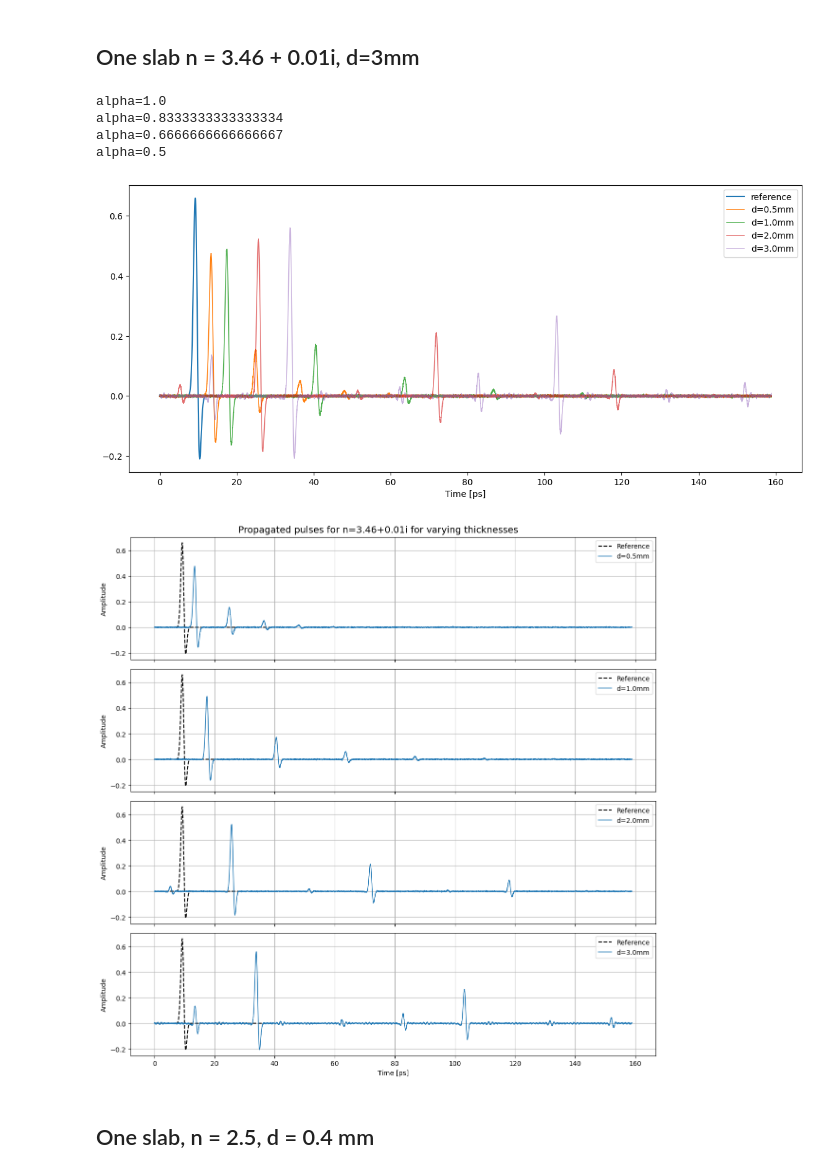
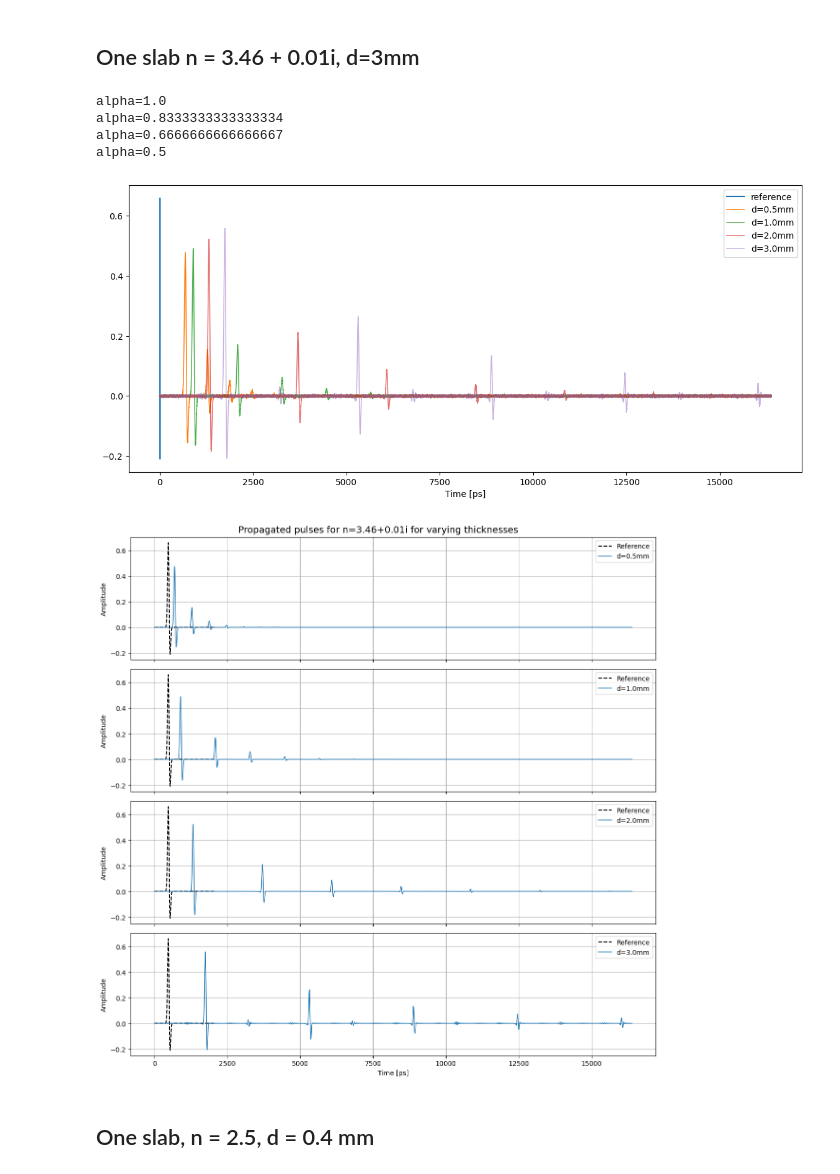
Before and after one commit to tls54/THz-TDS, a Jupyter notebook: Transfer Matrix Method/Simulate_and_extract.ipynb, the cells around one changed output. Drawn from its saved outputs; the diff is of its cells as text; code cells hidden in the pictures.

```diff
--- a/Transfer Matrix Method/Simulate_and_extract.ipynb
+++ b/Transfer Matrix Method/Simulate_and_extract.ipynb
@@ -72,8 +72,8 @@ def RTm(m, n0, layers):
 def simulate_parallel(x, layers, deltat, noise_level):
     L = len(x)
 # convolution done with 4*L points
-    M = 2 * L
-    N = 4 * L
+    M = 4 * L
+    N = 8 * L
 # wave number for frequency point k is k*dk
     deltaf = 1.0/(N*deltat)
     dk = 2 * np.pi * deltaf / 2.9979e8
@@ -120,33 +120,33 @@ Here's an example of the simulation running muliple layers, n = 2,3,2 and d = 1,
 # %%
 layer1 = [(3.46+0.01j, 3e-3)] #FIRST TERM n, SECOND TERM d.
 layer2 = [(3.46+0.01j, 2e-3)]
 layer3 = [(3.46+0.01j, 1e-3)]
 layer4 = [(3.46+0.01j, 0.5e-3)]
 
 layers = [layer4, layer3, layer2, layer1]
 N = len(layers)
 alpha_final = 0.5  # Desired final opacity
 
 extended_time_range = np.arange(0, 4 * L * deltat, deltat)
 
 plt.figure(figsize=(14,6))
 plt.plot(t_axis * 1e12, x, label='reference')
 
 for i, layer in enumerate(layers, start=1):
     alpha = 1 - ((i - 1) / (N - 1)) * (1 - alpha_final)
     (T, y) = simulate_parallel(x, layer, deltat, 0.002)
-    plt.plot(extended_time_range * 1e12, y, label=f'd={layer[0][1] * 1000}mm', linewidth=1.1, alpha=alpha)
+    plt.plot(y, label=f'd={layer[0][1] * 1000}mm', linewidth=1.1, alpha=alpha)
     print(f'alpha={alpha}')
 
 plt.xlabel('Time [ps]')
 plt.legend()
 plt.show()
 # %% [output]
 alpha=1.0
 alpha=0.8333333333333334
 alpha=0.6666666666666667
 alpha=0.5
-[figure, old version]
+[figure, new version]
 # %%
 layers = [layer4, layer3, layer2, layer1]
 N = len(layers)
@@ -156,12 +156,12 @@ fig, axes = plt.subplots(N, 1, figsize=(12, 3 * N), sharex=True)
 for i, (layer, ax) in enumerate(zip(layers, axes), start=1):
 
     # Simulate the response
-    (T, y) = simulate_parallel(x, layer, deltat, 0.002)
+    (T, y) = simulate_parallel(x, layer, deltat, 0.00)
     # Plot reference pulse
-    ax.plot(t_axis * 1e12, x, label='Reference', linestyle='dashed', color='black')
+    ax.plot( x, label='Reference', linestyle='dashed', color='black')
 
     # Plot layer response
-    ax.plot(extended_time_range * 1e12, y, label=f'd={layer[0][1] * 1000}mm', linewidth=1.1)
+    ax.plot( y, label=f'd={layer[0][1] * 1000}mm', linewidth=1.1)
 
     # Customize subplot
     ax.set_ylabel('Amplitude')
@@ -178,7 +178,7 @@ plt.subplots_adjust(top=0.92)  # Adjust top margin to prevent overlap
 plt.tight_layout()
 plt.show()
 # %% [output]
-[figure, old version]
+[figure, new version]
 # %% [markdown]
 ## One slab, n = 2.5, d = 0.4 mm
 # %%
```
Also changed, not shown: parts of 3 cells of this notebook, 5 other files.
